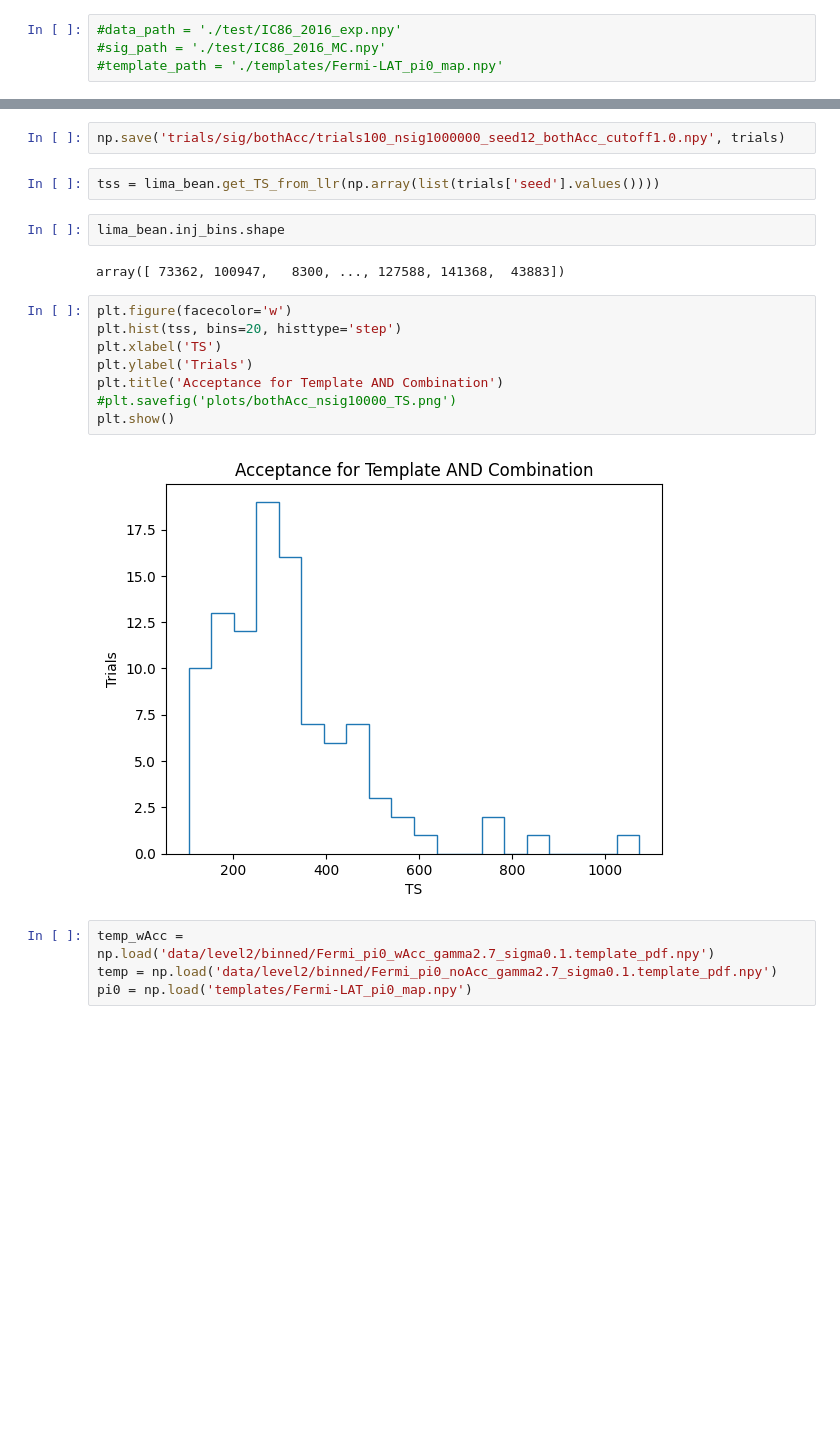
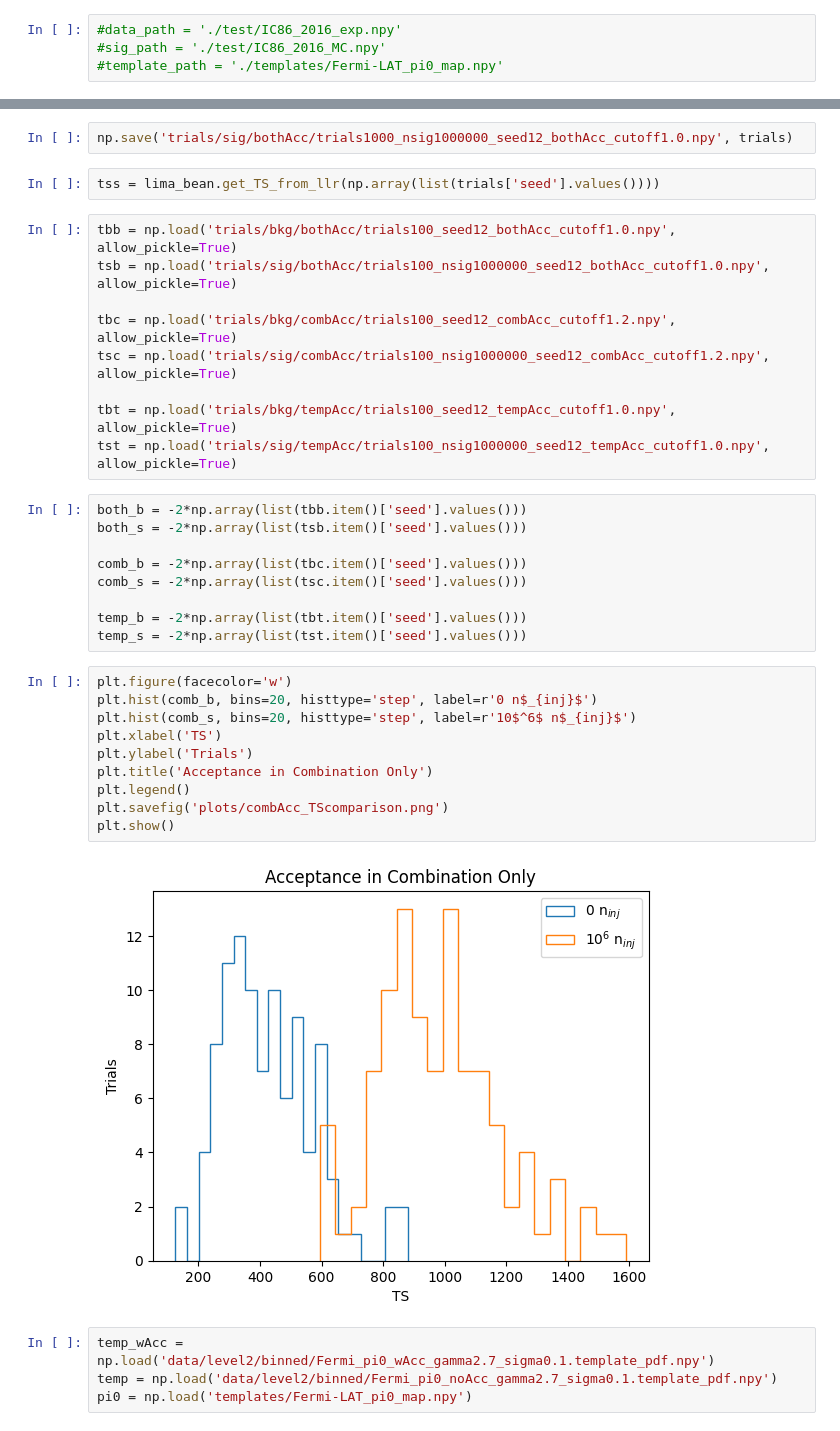
Before and after one commit to MACampana/BinnedTracks, a Jupyter notebook: BinnedAnalysis.ipynb, the cells around one changed output, grey strips where cells are left out. Cells and saved outputs as stored; diff of their text form; blank space fills up the shorter version.

```diff
--- a/BinnedAnalysis.ipynb
+++ b/BinnedAnalysis.ipynb
@@ -805,21 +819,37 @@ KeyboardInterrupt:
 # %%
-np.save('trials/sig/bothAcc/trials100_nsig1000000_seed12_bothAcc_cutoff1.0.npy', trials)
+np.save('trials/sig/bothAcc/trials1000_nsig1000000_seed12_bothAcc_cutoff1.0.npy', trials)
 # %%
 tss = lima_bean.get_TS_from_llr(np.array(list(trials['seed'].values())))
-# %%
-lima_bean.inj_bins.shape
-# %% [output]
-array([ 73362, 100947,   8300, ..., 127588, 141368,  43883])
+# %%
+tbb = np.load('trials/bkg/bothAcc/trials100_seed12_bothAcc_cutoff1.0.npy', allow_pickle=True)
+tsb = np.load('trials/sig/bothAcc/trials100_nsig1000000_seed12_bothAcc_cutoff1.0.npy', allow_pickle=True)
+
+tbc = np.load('trials/bkg/combAcc/trials100_seed12_combAcc_cutoff1.2.npy', allow_pickle=True)
+tsc = np.load('trials/sig/combAcc/trials100_nsig1000000_seed12_combAcc_cutoff1.2.npy', allow_pickle=True)
+
+tbt = np.load('trials/bkg/tempAcc/trials100_seed12_tempAcc_cutoff1.0.npy', allow_pickle=True)
+tst = np.load('trials/sig/tempAcc/trials100_nsig1000000_seed12_tempAcc_cutoff1.0.npy', allow_pickle=True)
+# %%
+both_b = -2*np.array(list(tbb.item()['seed'].values()))
+both_s = -2*np.array(list(tsb.item()['seed'].values()))
+
+comb_b = -2*np.array(list(tbc.item()['seed'].values()))
+comb_s = -2*np.array(list(tsc.item()['seed'].values()))
+
+temp_b = -2*np.array(list(tbt.item()['seed'].values()))
+temp_s = -2*np.array(list(tst.item()['seed'].values()))
 # %%
 plt.figure(facecolor='w')
-plt.hist(tss, bins=20, histtype='step')
+plt.hist(comb_b, bins=20, histtype='step', label=r'0 n$_{inj}$')
+plt.hist(comb_s, bins=20, histtype='step', label=r'10$^6$ n$_{inj}$')
 plt.xlabel('TS')
 plt.ylabel('Trials')
-plt.title('Acceptance for Template AND Combination')
-#plt.savefig('plots/bothAcc_nsig10000_TS.png')
+plt.title('Acceptance in Combination Only')
+plt.legend()
+plt.savefig('plots/combAcc_TScomparison.png')
 plt.show()
 # %% [output]
-[figure, old version]
+[figure, new version]
 # %%
 temp_wAcc = np.load('data/level2/binned/Fermi_pi0_wAcc_gamma2.7_sigma0.1.template_pdf.npy')
 temp = np.load('data/level2/binned/Fermi_pi0_noAcc_gamma2.7_sigma0.1.template_pdf.npy')
```
Also changed, not shown: parts of 19 cells of this notebook, 2 other files.
